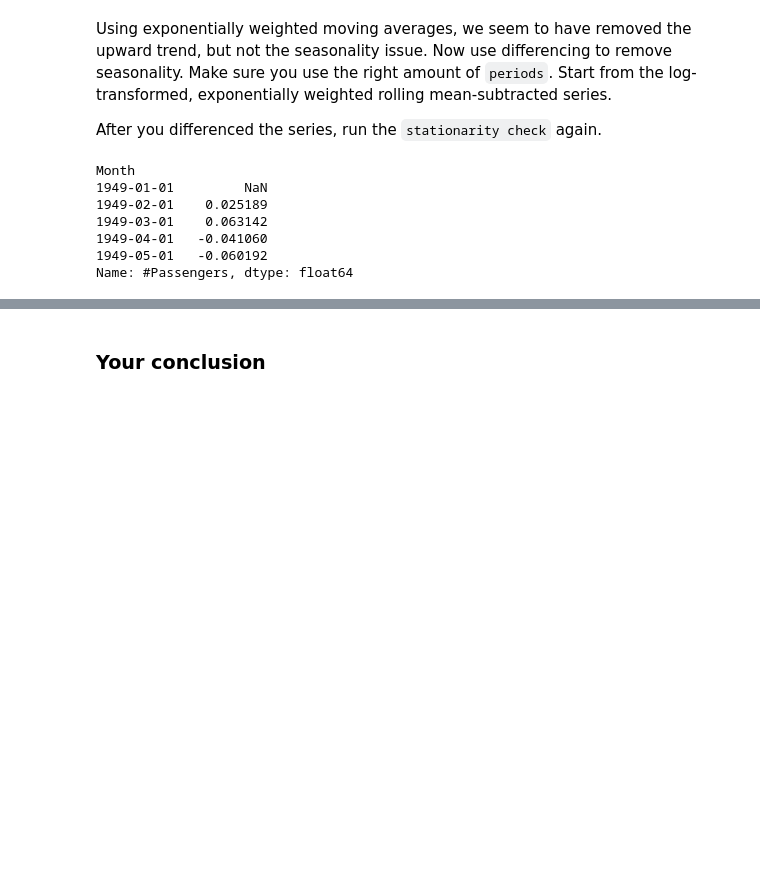
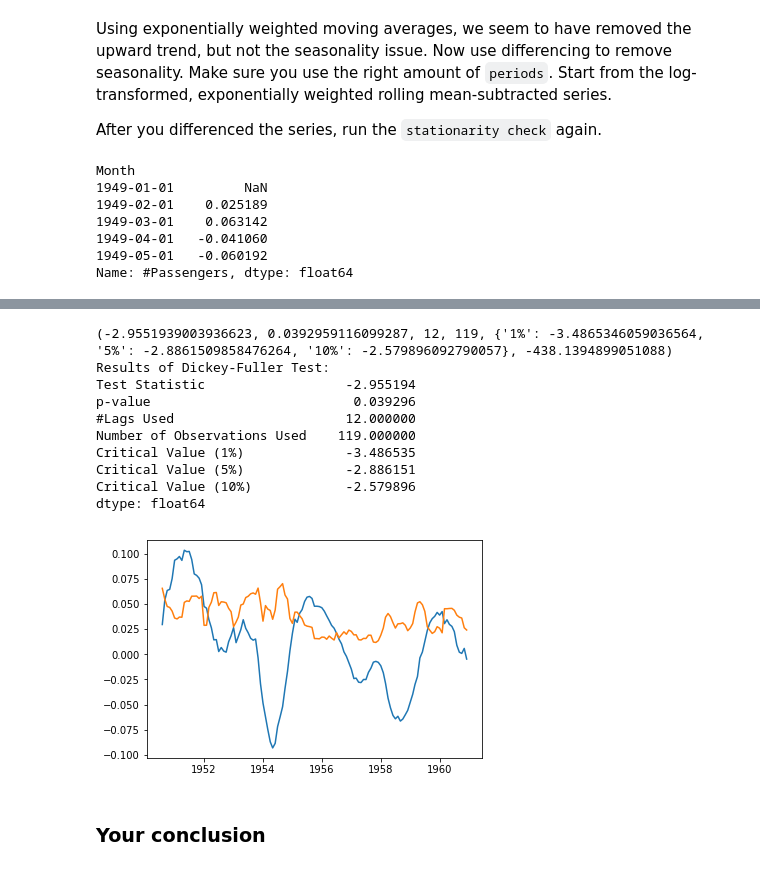
Before and after one commit to npschafer/dsc-removing-trends-lab-houston-ds-042219, a Jupyter notebook: index.ipynb, the cells around one changed output, grey strips where cells are left out. Saved outputs shown, nothing was run; the diff lists cells and outputs as text; code cells hidden in the pictures; blank space fills up the shorter version.

```diff
--- a/index.ipynb
+++ b/index.ipynb
@@ -210,3 +208,17 @@ check_for_stationarity(tw)
+# %%
+check_for_stationarity(ts_ewm.diff(periods=12).dropna())
+# %% [output]
+(-2.9551939003936623, 0.0392959116099287, 12, 119, {'1%': -3.4865346059036564, '5%': -2.8861509858476264, '10%': -2.579896092790057}, -438.1394899051088)
+Results of Dickey-Fuller Test:
+Test Statistic                  -2.955194
+p-value                          0.039296
+#Lags Used                      12.000000
+Number of Observations Used    119.000000
+Critical Value (1%)             -3.486535
+Critical Value (5%)             -2.886151
+Critical Value (10%)            -2.579896
+dtype: float64
+[figure, added]
 # %% [markdown]
 ### Your conclusion
 # %% [markdown]
```
Also changed, not shown: parts of 2 cells of this notebook.
